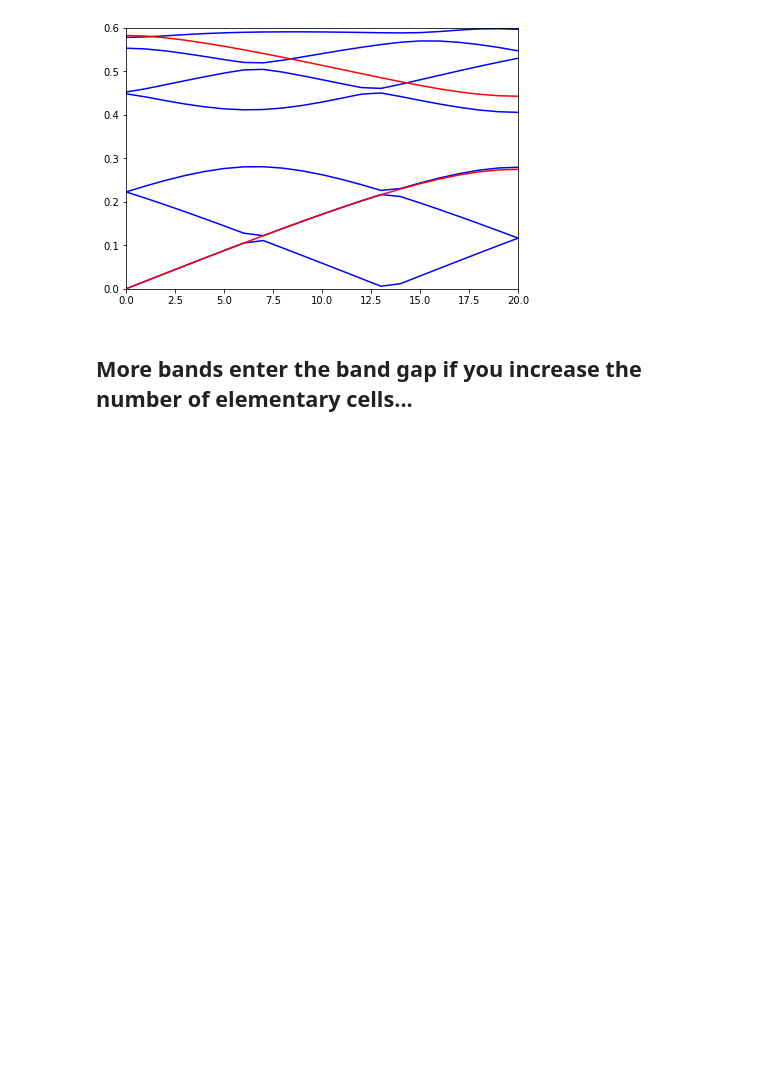
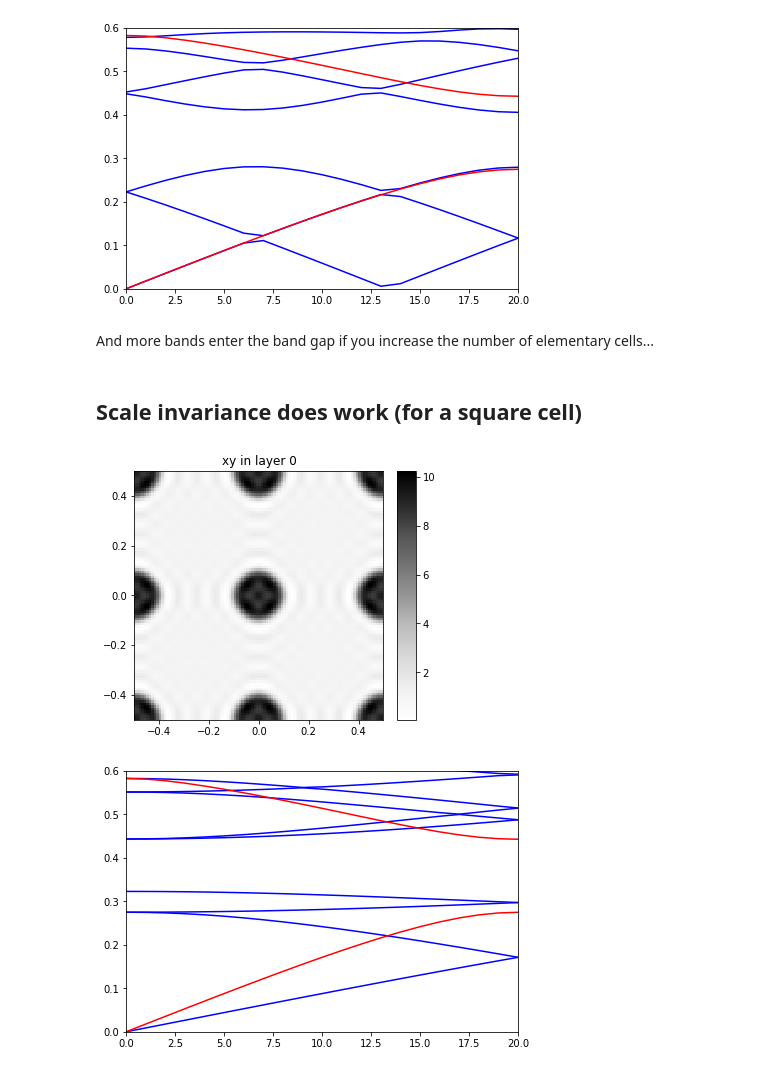
Before and after one commit to fancompute/legume, a Jupyter notebook: Notebooks/Test_PWE_supercell.ipynb, the cells around one changed output. Saved outputs shown, nothing was run; the diff lists cells and outputs as text; code cells hidden in the pictures; blank space fills up the shorter version.

```diff
--- a/Notebooks/Test_PWE_supercell.ipynb
+++ b/Notebooks/Test_PWE_supercell.ipynb
@@ -55,7 +55,7 @@ Ny = 10
 
 # Initialize a lattice
 lattice2 = Lattice([1., 0], [0, Ny])
-layer2 = ShapesLayer(lattice_wg, eps_b=1)
+layer2 = ShapesLayer(lattice2, eps_b=1)
 
 # Add the circles to this layer
 for ih in range(Ny):
@@ -70,7 +70,7 @@ legume.viz.structure_ft(pwe2)
 ## Something's wrong!
 This structure should at the very least have the same band gap, but it doesn't...
 # %%
-path2 = layer_wg.lattice.bz_path(['G', np.array([np.pi, 0])], [20])
+path2 = layer2.lattice.bz_path(['G', np.array([np.pi, 0])], [20])
 pwe2.run(kpoints=path2.kpoints, pol='tm', numeig=100)
 freqs2 = pwe2.freqs
 
@@ -147,4 +147,29 @@ plt.show()
 [figure]
 [figure]
 # %% [markdown]
-## More bands enter the band gap if you increase the number of elementary cells...
+And more bands enter the band gap if you increase the number of elementary cells...
+# %% [markdown]
+## Scale invariance does work (for a square cell)
+# %%
+lattice5 = Lattice('square')
+layer5 = ShapesLayer(lattice5, eps_b=1)
+layer5.add_shape(Circle(r=ra/2, eps=eps_c))
+layer5.add_shape(Circle(r=ra/2, eps=eps_c, y_cent = 0.5))
+layer5.add_shape(Circle(r=ra/2, eps=eps_c, y_cent = 0.5, x_cent = 0.5))
+layer5.add_shape(Circle(r=ra/2, eps=eps_c, x_cent = 0.5))
+pwe5 = PlaneWaveExp(layer5, gmax=6)
+
+pwe5.run(kpoints=path2.kpoints, pol='tm')
+freqs5 = pwe5.freqs
+
+legume.viz.structure_ft(pwe5)
+
+fig, ax = plt.subplots(1, constrained_layout=True)
+plt.plot(freqs5/2, 'b')
+plt.plot(freqs1, 'r')
+ax.set_ylim([0, 0.6])
+ax.set_xlim([0, pwe5.freqs.shape[0]-1])
+plt.show()
+# %% [output]
+[figure, added]
+[figure, added]
```
Also changed, not shown: 1 other file.
